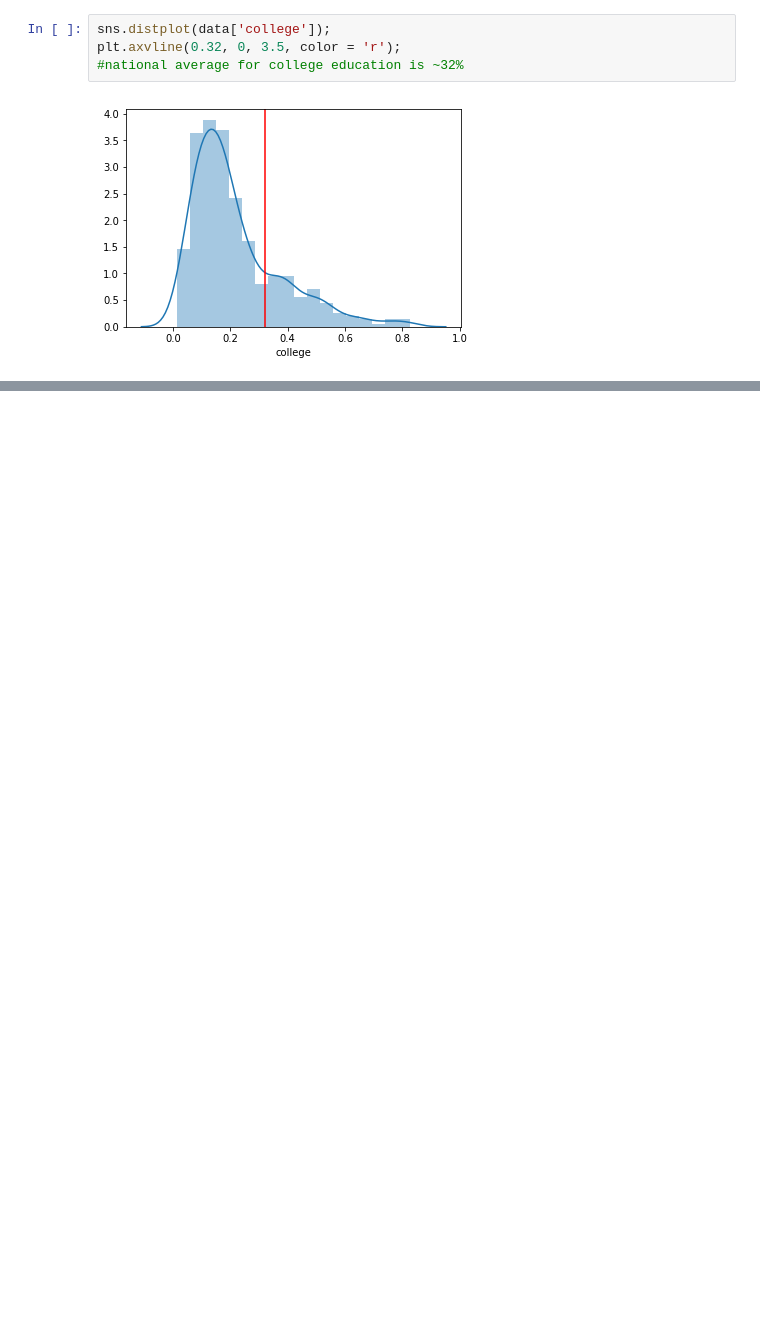
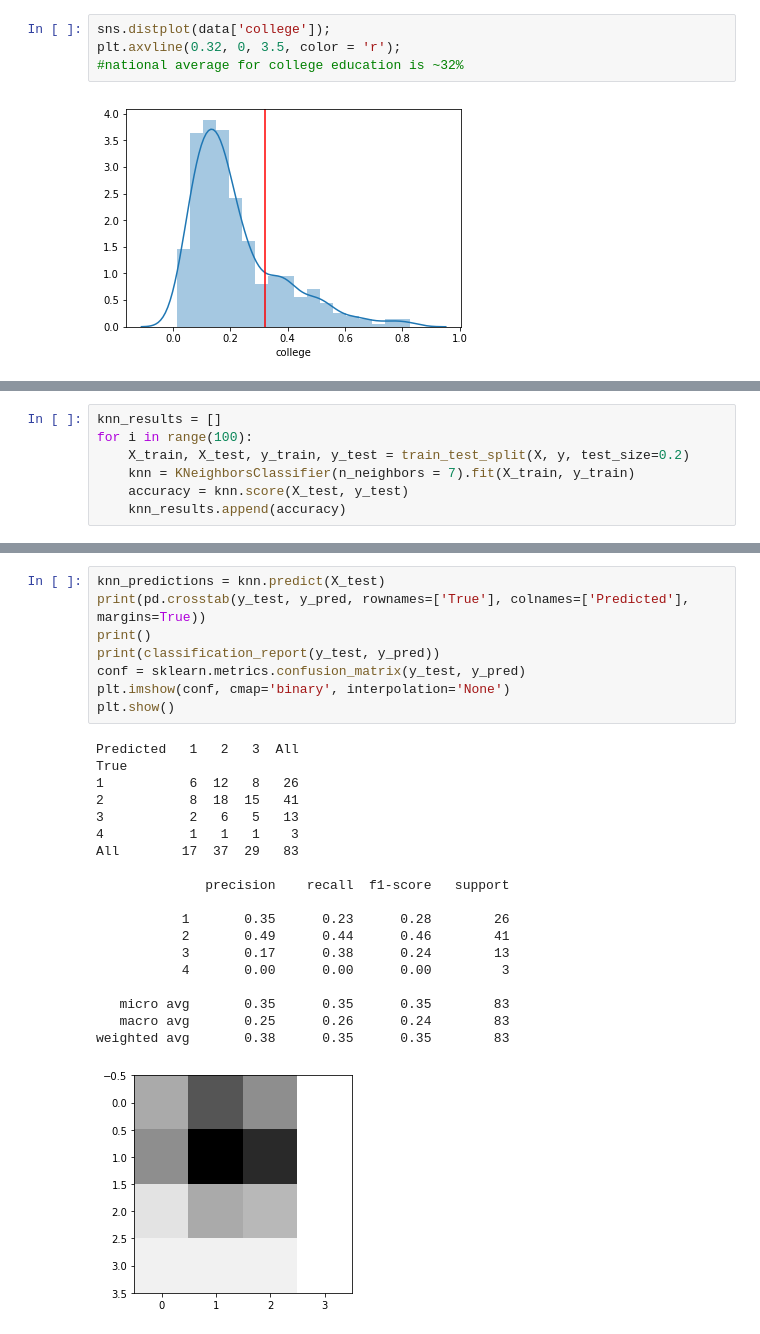
Before and after one commit to Cartercreid/CSCI-3022-Final-Project, a Jupyter notebook: Final Project.ipynb, the cells around one changed output, grey strips where cells are left out. Saved outputs shown, nothing was run; the diff lists cells and outputs as text; blank space fills up the shorter version.

```diff
--- a/Final Project.ipynb
+++ b/Final Project.ipynb
@@ -465,0 +518,7 @@ interesting if district homiced by firearms statistics corrilate to police killi
+# %%
+knn_results = []
+for i in range(100):
+    X_train, X_test, y_train, y_test = train_test_split(X, y, test_size=0.2)
+    knn = KNeighborsClassifier(n_neighbors = 7).fit(X_train, y_train)
+    accuracy = knn.score(X_test, y_test)
+    knn_results.append(accuracy)
@@ -465,0 +533,28 @@ interesting if district homiced by firearms statistics corrilate to police killi
+# %%
+knn_predictions = knn.predict(X_test)
+print(pd.crosstab(y_test, y_pred, rownames=['True'], colnames=['Predicted'], margins=True))
+print()
+print(classification_report(y_test, y_pred))
+conf = sklearn.metrics.confusion_matrix(y_test, y_pred)
+plt.imshow(conf, cmap='binary', interpolation='None')
+plt.show()
+# %% [output]
+Predicted   1   2   3  All
+True
+1           6  12   8   26
+2           8  18  15   41
+3           2   6   5   13
+4           1   1   1    3
+All        17  37  29   83
+
+              precision    recall  f1-score   support
+
+           1       0.35      0.23      0.28        26
+           2       0.49      0.44      0.46        41
+           3       0.17      0.38      0.24        13
+           4       0.00      0.00      0.00         3
+
+   micro avg       0.35      0.35      0.35        83
+   macro avg       0.25      0.26      0.24        83
+weighted avg       0.38      0.35      0.35        83
+[figure, added]
```
Also changed, not shown: parts of 76 cells of this notebook.
